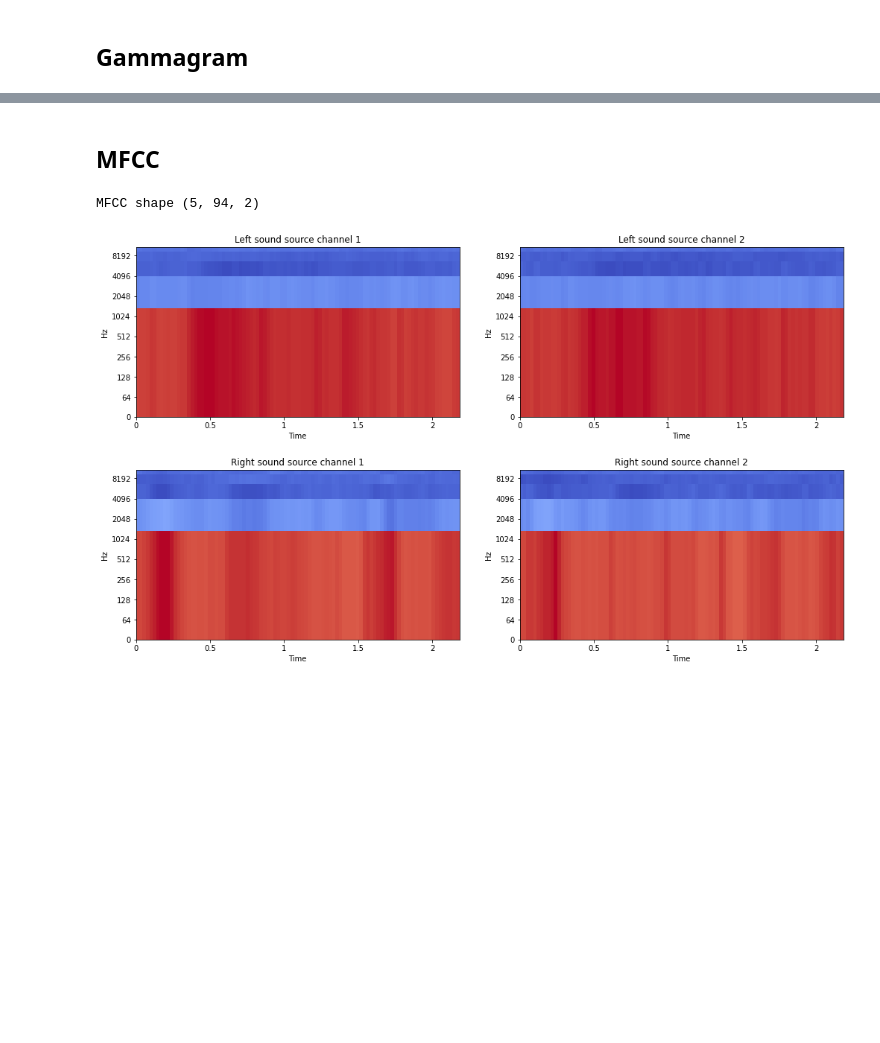
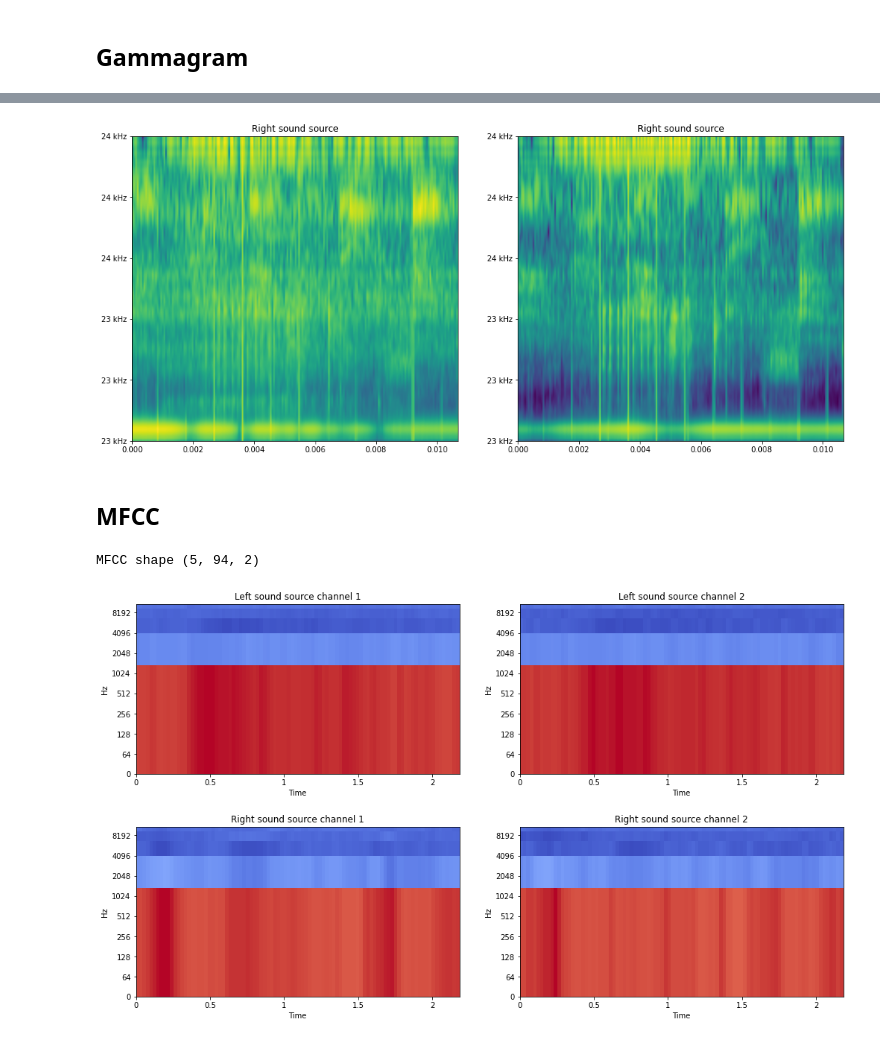
Before and after one commit to omareldardear/soundLocalizer, a Jupyter notebook: python-scripts/analysis/data/analysis.ipynb, the cells around one changed output, grey strips where cells are left out. Drawn from its saved outputs; the diff is of its cells as text; code cells hidden in the pictures; blank space fills up the shorter version.

```diff
--- a/python-scripts/analysis/data/analysis.ipynb
+++ b/python-scripts/analysis/data/analysis.ipynb
@@ -358,3 +364,26 @@ ax2.yaxis.set_major_formatter(formatter)
+# %%
+import scipy
+
+duration = len(left_gammagram1) / fs
+
+formatter = ERBFormatter(20, fs/2, unit='Hz', places=0)
+
+fig, ((ax1), (ax2)) = plt.subplots(1,2 , figsize=(15,9))
+fig.tight_layout(pad=5.0)
+
+aspect_ratio = duration/scipy.constants.golden
+
+ax1.imshow(right_gammagram1, extent=[0, duration, 0.01, 0])
+ax1.set_title("Right sound source")
+ax1.yaxis.set_major_formatter(formatter)
+
+
+
+ax2.imshow(right_gammagram2, extent=[0, duration, 0.01, 0])
+ax2.set_title("Right sound source")
+ax2.yaxis.set_major_formatter(formatter)
+# %% [output]
+[figure, added]
 # %% [markdown]
 ## MFCC
 # %%
```
Also changed, not shown: parts of 15 cells of this notebook, 3 other files.
